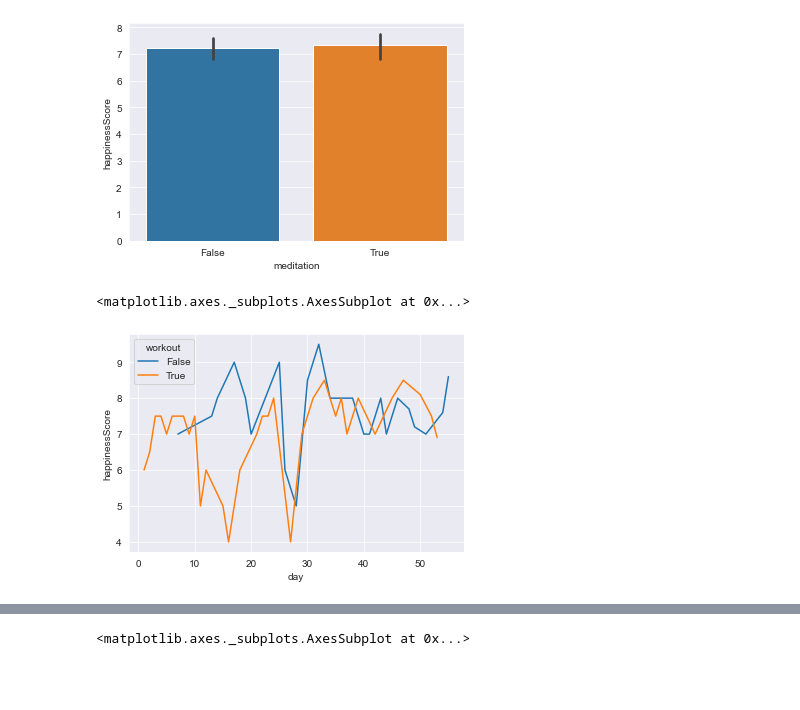
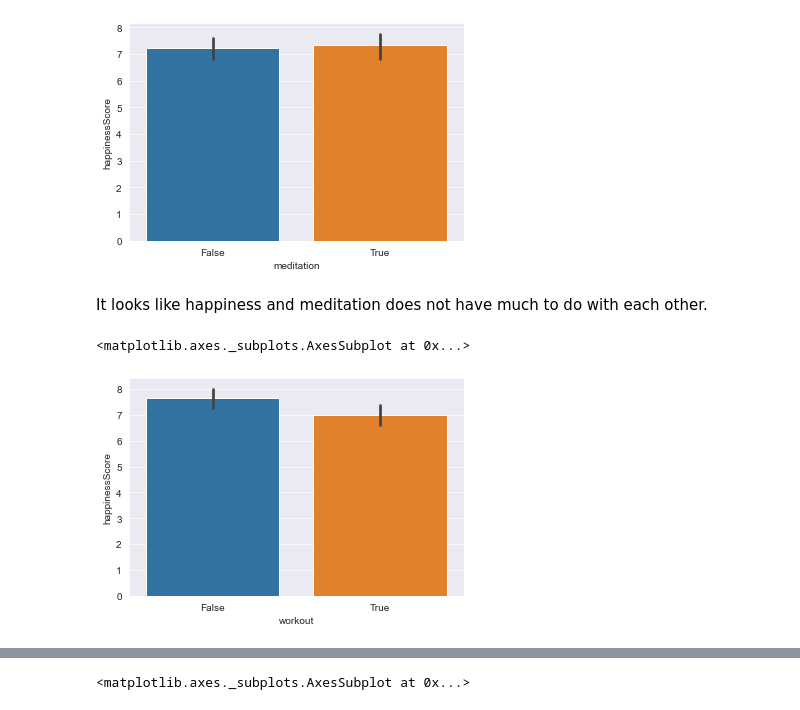
Before and after one commit to anchor14/life-tracker, a Jupyter notebook: data_analysis.ipynb, the cells around one changed output, grey strips where cells are left out. Drawn from its saved outputs; the diff is of its cells as text; code cells hidden in the pictures; blank space fills up the shorter version.

Commit message:
add some documentation and new graphs

```diff
--- a/data_analysis.ipynb
+++ b/data_analysis.ipynb
@@ -200,8 +198,10 @@ sns.barplot(x='meditation',y='happinessScore',data=trackData)
 # %% [output]
 <matplotlib.axes._subplots.AxesSubplot at 0x...>
 [figure]
-# %%
-sns.lineplot(data=trackData, x="day", y="happinessScore",hue='workout')
-# %% [output]
-<matplotlib.axes._subplots.AxesSubplot at 0x...>
-[figure, removed]
+# %% [markdown]
+It looks like happiness and meditation does not have much to do with each other.
+# %%
+sns.barplot(x='workout',y='happinessScore',data=trackData)
+# %% [output]
+<matplotlib.axes._subplots.AxesSubplot at 0x...>
+[figure, added]
```
Also changed, not shown: parts of 12 cells of this notebook.
